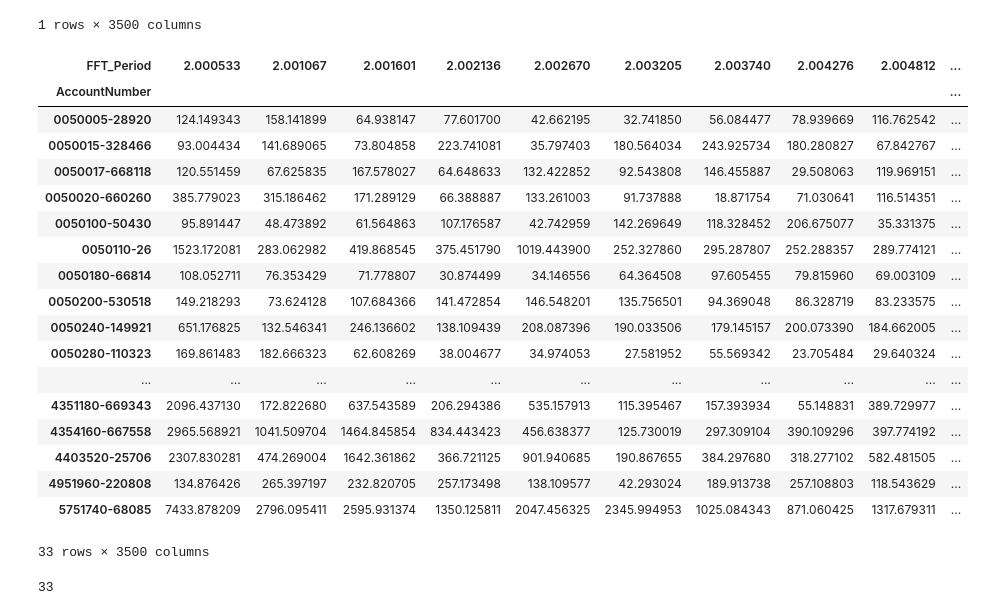
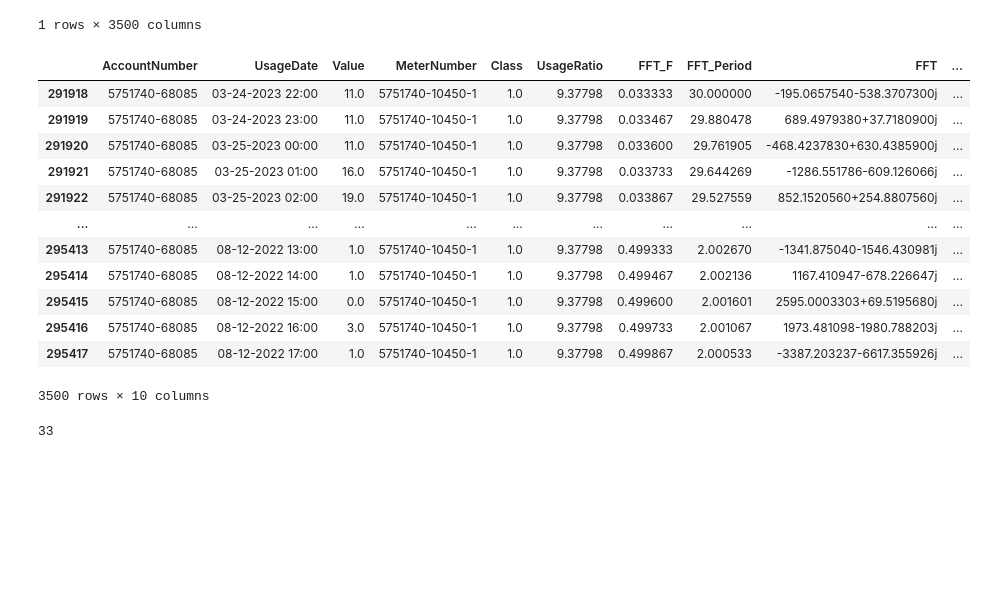
Before and after one commit to Starfarmer2/DIIG_Aquatrax_F23, a Jupyter notebook: src/Small_Leaks/leak_lda_v2_Lewis.ipynb, the cells around one changed output. Drawn from its saved outputs; the diff is of its cells as text; code cells hidden in the pictures; blank space fills up the shorter version.

Commit message:
updated usage ratio code (LDA not working yet)

```diff
--- a/src/Small_Leaks/leak_lda_v2_Lewis.ipynb
+++ b/src/Small_Leaks/leak_lda_v2_Lewis.ipynb
@@ -139,32 +141,26 @@ df_account_pivoted_list[0]  #this shows 0 na's in dataframe
 # %%
 # combine all pivoted account dataframes
 df_accounts_pivoted = pd.concat(df_account_pivoted_list)
 
 # merge with stored usage ratios
-#df_accounts_pivoted = pd.merge(df_accounts_pivoted, usage_ratio_vals, on='AccountNumber', how='left')
-df_account_pivoted = pd.concat()
+df_accounts_pivoted = pd.merge(df_accounts_pivoted, usage_ratio_vals, on='AccountNumber', how='left')
+#df_account_pivoted = pd.concat(usage_ratio_vals)
 
-df_accounts_pivoted
+df_account
 # %% [output]
-| FFT_Period | 2.000533 | 2.001067 | 2.001601 | 2.002136 | 2.002670 | 2.003205 | 2.003740 | 2.004276 | 2.004812 | ... |
-| AccountNumber |  |  |  |  |  |  |  |  |  | ... |
-| 0050005-28920 | 124.149343 | 158.141899 | 64.938147 | 77.601700 | 42.662195 | 32.741850 | 56.084477 | 78.939669 | 116.762542 | ... |
-| 0050015-328466 | 93.004434 | 141.689065 | 73.804858 | 223.741081 | 35.797403 | 180.564034 | 243.925734 | 180.280827 | 67.842767 | ... |
-| 0050017-668118 | 120.551459 | 67.625835 | 167.578027 | 64.648633 | 132.422852 | 92.543808 | 146.455887 | 29.508063 | 119.969151 | ... |
-| 0050020-660260 | 385.779023 | 315.186462 | 171.289129 | 66.388887 | 133.261003 | 91.737888 | 18.871754 | 71.030641 | 116.514351 | ... |
-| 0050100-50430 | 95.891447 | 48.473892 | 61.564863 | 107.176587 | 42.742959 | 142.269649 | 118.328452 | 206.675077 | 35.331375 | ... |
-| 0050110-26 | 1523.172081 | 283.062982 | 419.868545 | 375.451790 | 1019.443900 | 252.327860 | 295.287807 | 252.288357 | 289.774121 | ... |
-| 0050180-66814 | 108.052711 | 76.353429 | 71.778807 | 30.874499 | 34.146556 | 64.364508 | 97.605455 | 79.815960 | 69.003109 | ... |
-| 0050200-530518 | 149.218293 | 73.624128 | 107.684366 | 141.472854 | 146.548201 | 135.756501 | 94.369048 | 86.328719 | 83.233575 | ... |
-| 0050240-149921 | 651.176825 | 132.546341 | 246.136602 | 138.109439 | 208.087396 | 190.033506 | 179.145157 | 200.073390 | 184.662005 | ... |
-| 0050280-110323 | 169.861483 | 182.666323 | 62.608269 | 38.004677 | 34.974053 | 27.581952 | 55.569342 | 23.705484 | 29.640324 | ... |
+|  | AccountNumber | UsageDate | Value | MeterNumber | Class | UsageRatio | FFT_F | FFT_Period | FFT | ... |
+| 291918 | 5751740-68085 | 03-24-2023 22:00 | 11.0 | 5751740-10450-1 | 1.0 | 9.37798 | 0.033333 | 30.000000 | -195.0657540-538.3707300j | ... |
+| 291919 | 5751740-68085 | 03-24-2023 23:00 | 11.0 | 5751740-10450-1 | 1.0 | 9.37798 | 0.033467 | 29.880478 | 689.4979380+37.7180900j | ... |
+| 291920 | 5751740-68085 | 03-25-2023 00:00 | 11.0 | 5751740-10450-1 | 1.0 | 9.37798 | 0.033600 | 29.761905 | -468.4237830+630.4385900j | ... |
+| 291921 | 5751740-68085 | 03-25-2023 01:00 | 16.0 | 5751740-10450-1 | 1.0 | 9.37798 | 0.033733 | 29.644269 | -1286.551786-609.126066j | ... |
+| 291922 | 5751740-68085 | 03-25-2023 02:00 | 19.0 | 5751740-10450-1 | 1.0 | 9.37798 | 0.033867 | 29.527559 | 852.1520560+254.8807560j | ... |
 | ... | ... | ... | ... | ... | ... | ... | ... | ... | ... | ... |
-| 4351180-669343 | 2096.437130 | 172.822680 | 637.543589 | 206.294386 | 535.157913 | 115.395467 | 157.393934 | 55.148831 | 389.729977 | ... |
-| 4354160-667558 | 2965.568921 | 1041.509704 | 1464.845854 | 834.443423 | 456.638377 | 125.730019 | 297.309104 | 390.109296 | 397.774192 | ... |
-| 4403520-25706 | 2307.830281 | 474.269004 | 1642.361862 | 366.721125 | 901.940685 | 190.867655 | 384.297680 | 318.277102 | 582.481505 | ... |
-| 4951960-220808 | 134.876426 | 265.397197 | 232.820705 | 257.173498 | 138.109577 | 42.293024 | 189.913738 | 257.108803 | 118.543629 | ... |
-| 5751740-68085 | 7433.878209 | 2796.095411 | 2595.931374 | 1350.125811 | 2047.456325 | 2345.994953 | 1025.084343 | 871.060425 | 1317.679311 | ... |
+| 295413 | 5751740-68085 | 08-12-2022 13:00 | 1.0 | 5751740-10450-1 | 1.0 | 9.37798 | 0.499333 | 2.002670 | -1341.875040-1546.430981j | ... |
+| 295414 | 5751740-68085 | 08-12-2022 14:00 | 1.0 | 5751740-10450-1 | 1.0 | 9.37798 | 0.499467 | 2.002136 | 1167.410947-678.226647j | ... |
+| 295415 | 5751740-68085 | 08-12-2022 15:00 | 0.0 | 5751740-10450-1 | 1.0 | 9.37798 | 0.499600 | 2.001601 | 2595.0003303+69.5195680j | ... |
+| 295416 | 5751740-68085 | 08-12-2022 16:00 | 3.0 | 5751740-10450-1 | 1.0 | 9.37798 | 0.499733 | 2.001067 | 1973.481098-1980.788203j | ... |
+| 295417 | 5751740-68085 | 08-12-2022 17:00 | 1.0 | 5751740-10450-1 | 1.0 | 9.37798 | 0.499867 | 2.000533 | -3387.203237-6617.355926j | ... |
-33 rows × 3500 columns
+3500 rows × 10 columns
 # %%
 print(len(df_account_pivoted_list))
 # %% [output]
```
Also changed, not shown: parts of 2 cells of this notebook.
